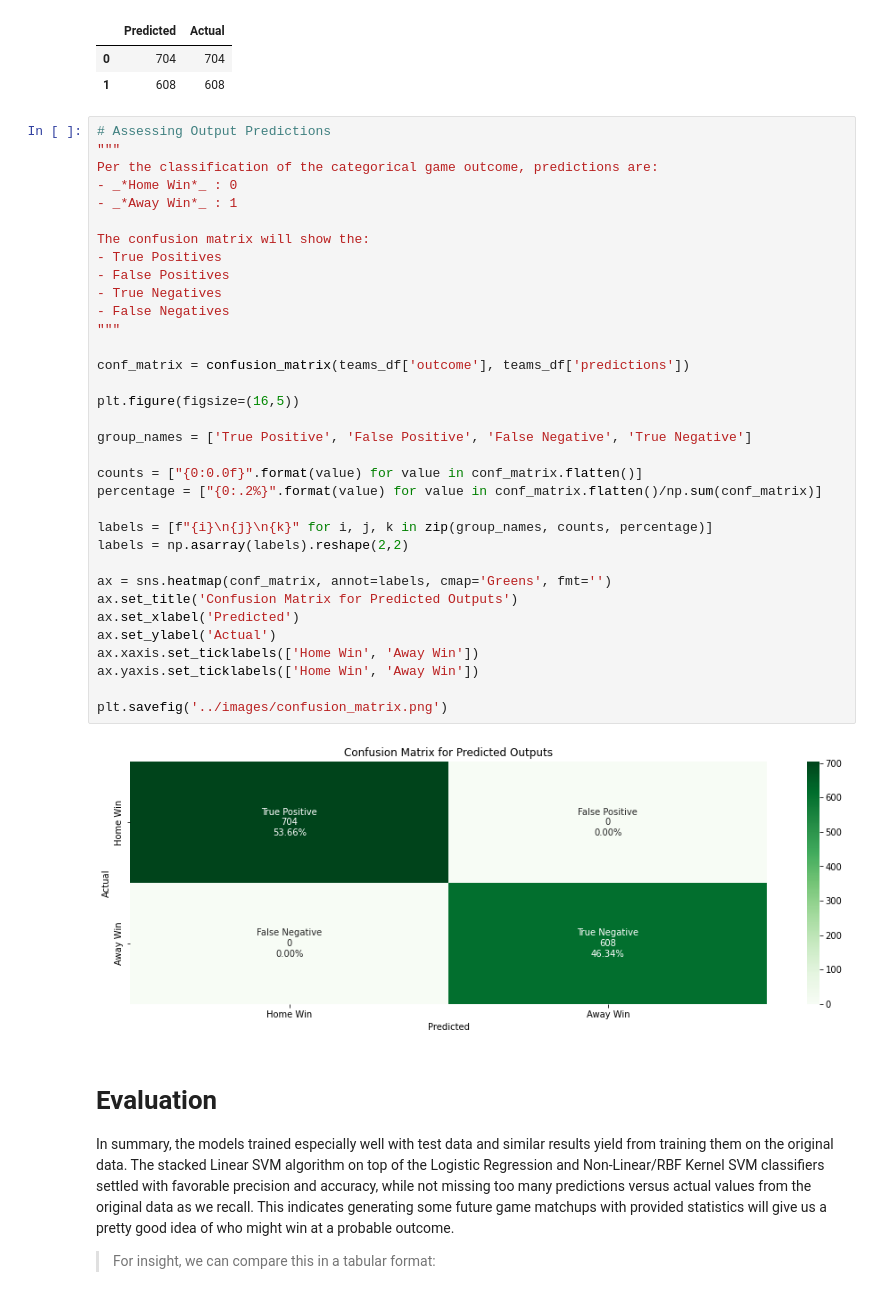
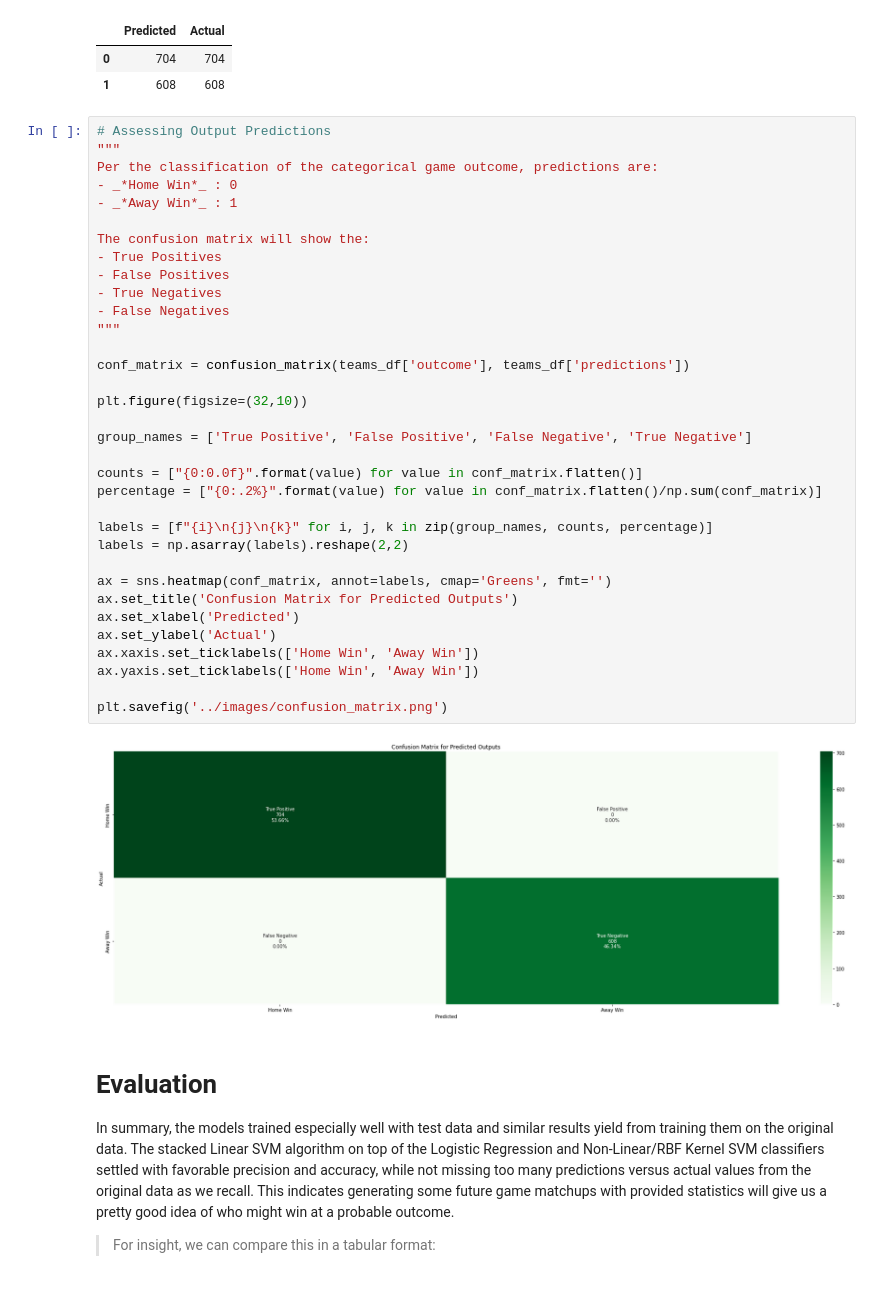
Before and after one commit to RyanSchraeder/StanleyCupPredictions, a Jupyter notebook: notebooks/model.ipynb, the cells around one changed output. Saved outputs shown, nothing was run; the diff lists cells and outputs as text.

```diff
--- a/notebooks/model.ipynb
+++ b/notebooks/model.ipynb
@@ -190,35 +190,35 @@ Per the classification of the categorical game outcome, predictions are:
 - _*Home Win*_ : 0
 - _*Away Win*_ : 1
 
 The confusion matrix will show the:
 - True Positives
 - False Positives
 - True Negatives
 - False Negatives
 """
 
 conf_matrix = confusion_matrix(teams_df['outcome'], teams_df['predictions'])
 
-plt.figure(figsize=(16,5))
+plt.figure(figsize=(32,10))
 
 group_names = ['True Positive', 'False Positive', 'False Negative', 'True Negative']
 
 counts = ["{0:0.0f}".format(value) for value in conf_matrix.flatten()]
 percentage = ["{0:.2%}".format(value) for value in conf_matrix.flatten()/np.sum(conf_matrix)]
 
 labels = [f"{i}\n{j}\n{k}" for i, j, k in zip(group_names, counts, percentage)]
 labels = np.asarray(labels).reshape(2,2)
 
 ax = sns.heatmap(conf_matrix, annot=labels, cmap='Greens', fmt='')
 ax.set_title('Confusion Matrix for Predicted Outputs')
 ax.set_xlabel('Predicted')
 ax.set_ylabel('Actual')
 ax.xaxis.set_ticklabels(['Home Win', 'Away Win'])
 ax.yaxis.set_ticklabels(['Home Win', 'Away Win'])
 
 plt.savefig('../images/confusion_matrix.png')
 # %% [output]
-[figure, old version]
+[figure, new version]
 # %% [markdown]
 # Evaluation
 
```
Also changed, not shown: parts of 13 cells of this notebook.
